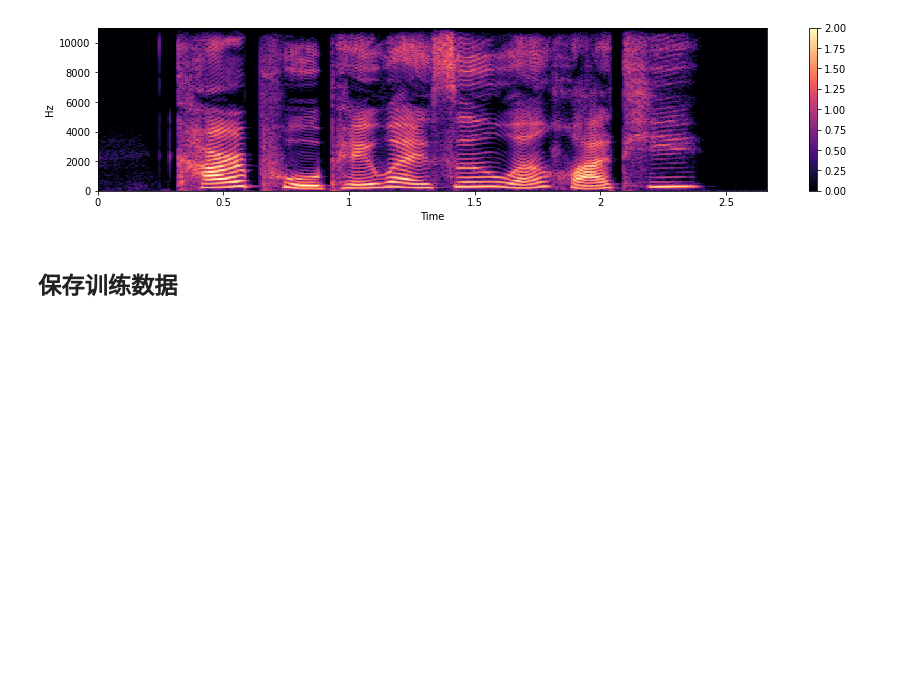
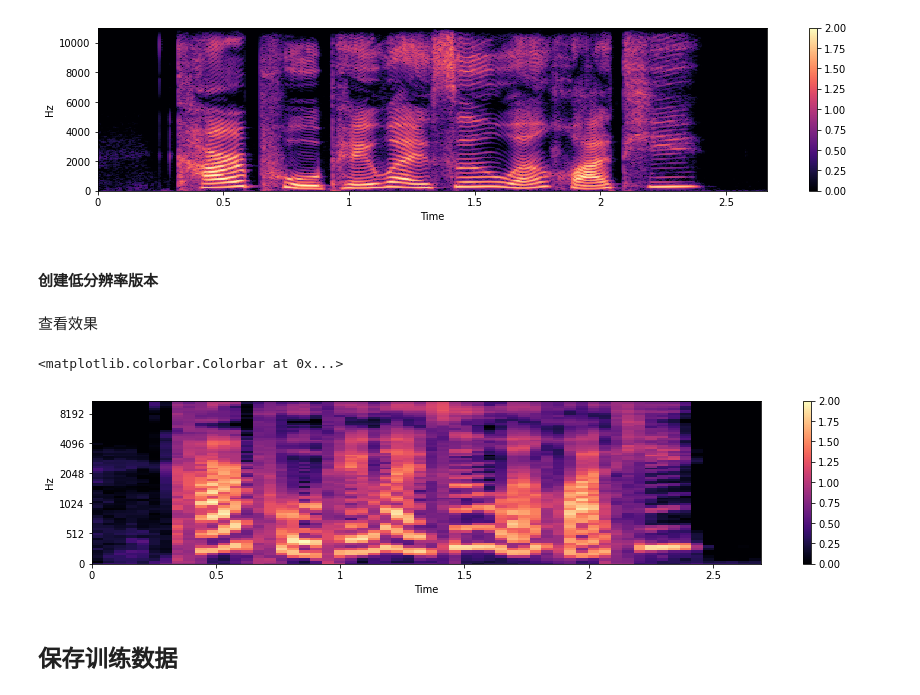
Before and after one commit to wu-jingtao/training-data, a Jupyter notebook: speech_synthesis/chinese/BZNSYP/notebooks/BZNSYP-创建波形图数据.ipynb, the cells around one changed output. Saved outputs shown, nothing was run; the diff lists cells and outputs as text; code cells hidden in the pictures; blank space fills up the shorter version.

```diff
--- a/speech_synthesis/chinese/BZNSYP/notebooks/BZNSYP-创建频谱图数据.ipynb
+++ b/speech_synthesis/chinese/BZNSYP/notebooks/BZNSYP-创建波形图数据.ipynb
@@ -214,7 +225,7 @@ audios = tf.data.Dataset.from_generator(load_audio, output_signature=tf.TensorSp
 # %% [markdown]
 查看效果
 # %%
-audio = next(iter(audios))
+audio = next(iter(high_resolution_audios))
 # %%
 plt.figure(figsize=(15, 3))
 librosa.display.specshow(audio.numpy().T + 1, y_axis='linear', x_axis='time', sr=22050, hop_length=128)
@@ -226,3 +237,26 @@ plt.colorbar()
 amplitude = librosa.db_to_amplitude(audio.numpy().T * 40 - 40)
 wave = librosa.griffinlim(amplitude, win_length=512, hop_length=128)
 ipd.Audio(wave, rate=22050)
+# %% [markdown]
+#### 创建低分辨率版本
+# %%
+def load_low_resolution_audio():
+  for name in sentences.keys():
+    audio, sr = librosa.load(f'Wave/{name}.wav', sr=22050)
+    S = librosa.feature.melspectrogram(audio, sr, n_fft=2048, hop_length=1024, n_mels=80)
+    S_dB = librosa.power_to_db(S, ref=np.max) # 这里顺带做了音量统一
+    S_dB = (S_dB + 40) / 40
+    yield S_dB.T
+# %%
+low_resolution_audios = tf.data.Dataset.from_generator(load_low_resolution_audio, output_signature=tf.TensorSpec(shape=(None, 80), dtype=tf.float32))
+# %% [markdown]
+查看效果
+# %%
+audio = next(iter(low_resolution_audios))
+# %%
+plt.figure(figsize=(15, 3))
+librosa.display.specshow(audio.numpy().T + 1, y_axis='mel', x_axis='time', sr=22050, hop_length=1024)
+plt.colorbar()
+# %% [output]
+<matplotlib.colorbar.Colorbar at 0x...>
+[figure, added]
```
Also changed, not shown: parts of 17 cells of this notebook.
